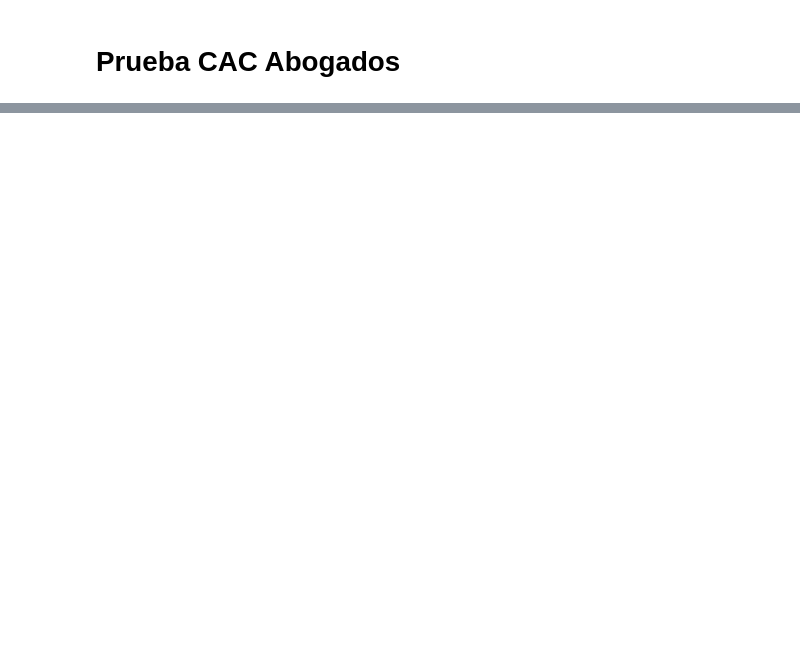
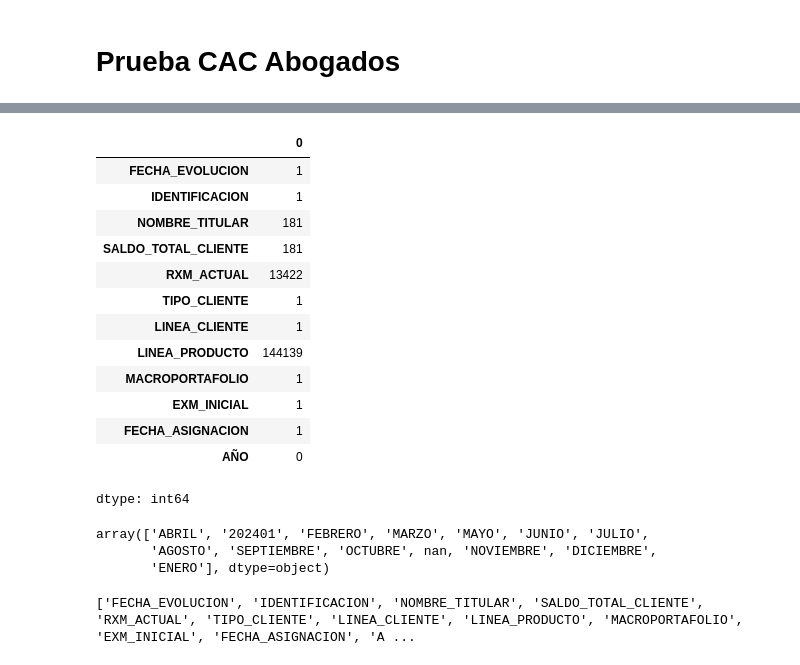
Before and after one commit to r2x4/prueba_cac_abogados, a Jupyter notebook: cac_abogados.ipynb, the cells around one changed output, grey strips where cells are left out. Saved outputs shown, nothing was run; the diff lists cells and outputs as text; code cells hidden in the pictures; blank space fills up the shorter version.

```diff
--- a/cac_abogados.ipynb
+++ b/cac_abogados.ipynb
@@ -13,2 +44,30 @@ datos.info()
+# %%
+# datos nulos
+datos.isnull().sum()
+# %% [output]
+|  | 0 |
+| FECHA_EVOLUCION | 1 |
+| IDENTIFICACION | 1 |
+| NOMBRE_TITULAR | 181 |
+| SALDO_TOTAL_CLIENTE | 181 |
+| RXM_ACTUAL | 13422 |
+| TIPO_CLIENTE | 1 |
+| LINEA_CLIENTE | 1 |
+| LINEA_PRODUCTO | 144139 |
+| MACROPORTAFOLIO | 1 |
+| EXM_INICIAL | 1 |
+| FECHA_ASIGNACION | 1 |
+| AÑO | 0 |
+dtype: int64
+# %%
+datos['FECHA_ASIGNACION'].unique()
+# %% [output]
+array(['ABRIL', '202401', 'FEBRERO', 'MARZO', 'MAYO', 'JUNIO', 'JULIO',
+       'AGOSTO', 'SEPTIEMBRE', 'OCTUBRE', nan, 'NOVIEMBRE', 'DICIEMBRE',
+       'ENERO'], dtype=object)
+# %%
+print(datos.columns.tolist())
+# %% [output]
+['FECHA_EVOLUCION', 'IDENTIFICACION', 'NOMBRE_TITULAR', 'SALDO_TOTAL_CLIENTE', 'RXM_ACTUAL', 'TIPO_CLIENTE', 'LINEA_CLIENTE', 'LINEA_PRODUCTO', 'MACROPORTAFOLIO', 'EXM_INICIAL', 'FECHA_ASIGNACION', 'A ...
 # %%
 datos.describe()
```
Also changed, not shown: parts of 9 cells of this notebook.
